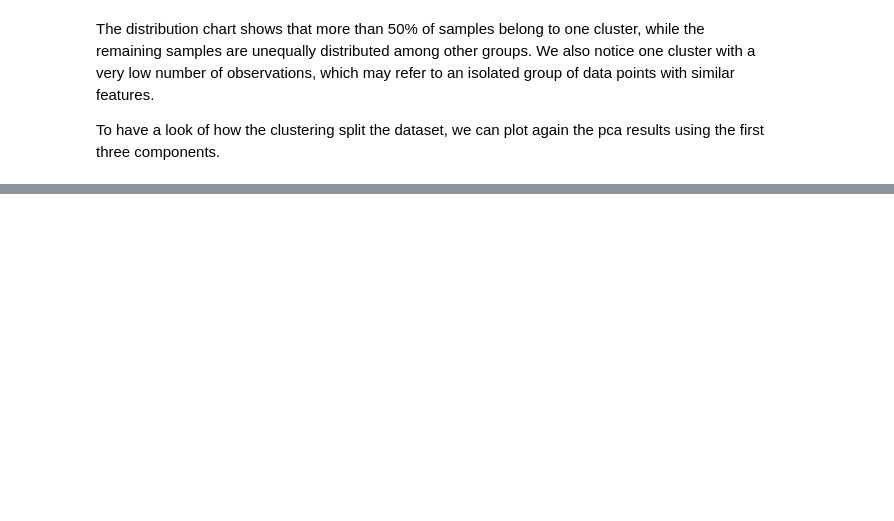
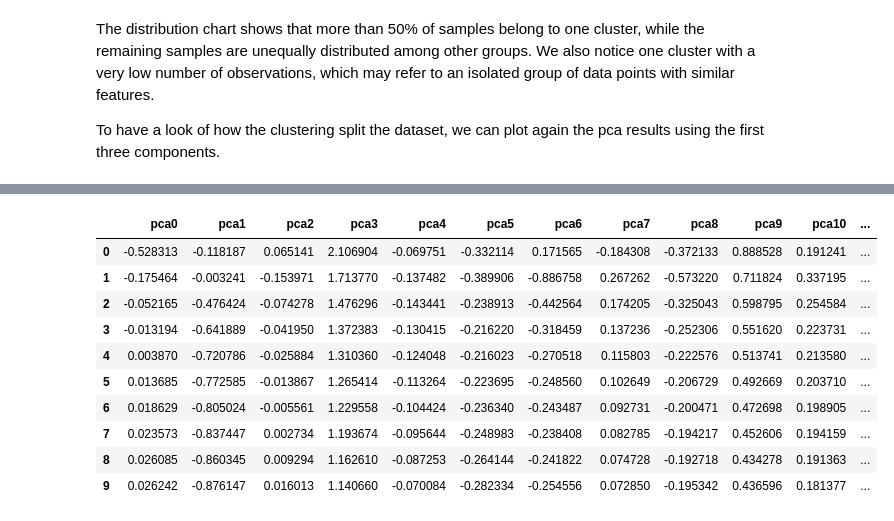
Before and after one commit to sinanw/ml-clustering-intrusion-detection, a Jupyter notebook: notebooks/3-data-analysis.ipynb, the cells around one changed output, grey strips where cells are left out. Cells and saved outputs as stored; diff of their text form; code cells hidden in the pictures; blank space fills up the shorter version.

```diff
--- a/notebooks/3-data-analysis.ipynb
+++ b/notebooks/3-data-analysis.ipynb
@@ -312,0 +322,21 @@ This chart is not enough to understand or evaluate the cluster distribution sinc
+# %%
+# Calculate distance of each data point to its cluster centroid
+distances = kmeans.transform(data_pca)
+
+# Extract the distance to the corresponding cluster for each data point
+data_pca['distance_to_centroid'] = distances[range(len(data_pca)), kmeans.labels_]
+
+# Check how the data frame looks like with cluster details
+data_pca.head(10)
+# %% [output]
+|  | pca0 | pca1 | pca2 | pca3 | pca4 | pca5 | pca6 | pca7 | pca8 | pca9 | pca10 | ... |
+| 0 | -0.528313 | -0.118187 | 0.065141 | 2.106904 | -0.069751 | -0.332114 | 0.171565 | -0.184308 | -0.372133 | 0.888528 | 0.191241 | ... |
+| 1 | -0.175464 | -0.003241 | -0.153971 | 1.713770 | -0.137482 | -0.389906 | -0.886758 | 0.267262 | -0.573220 | 0.711824 | 0.337195 | ... |
+| 2 | -0.052165 | -0.476424 | -0.074278 | 1.476296 | -0.143441 | -0.238913 | -0.442564 | 0.174205 | -0.325043 | 0.598795 | 0.254584 | ... |
+| 3 | -0.013194 | -0.641889 | -0.041950 | 1.372383 | -0.130415 | -0.216220 | -0.318459 | 0.137236 | -0.252306 | 0.551620 | 0.223731 | ... |
+| 4 | 0.003870 | -0.720786 | -0.025884 | 1.310360 | -0.124048 | -0.216023 | -0.270518 | 0.115803 | -0.222576 | 0.513741 | 0.213580 | ... |
+| 5 | 0.013685 | -0.772585 | -0.013867 | 1.265414 | -0.113264 | -0.223695 | -0.248560 | 0.102649 | -0.206729 | 0.492669 | 0.203710 | ... |
+| 6 | 0.018629 | -0.805024 | -0.005561 | 1.229558 | -0.104424 | -0.236340 | -0.243487 | 0.092731 | -0.200471 | 0.472698 | 0.198905 | ... |
+| 7 | 0.023573 | -0.837447 | 0.002734 | 1.193674 | -0.095644 | -0.248983 | -0.238408 | 0.082785 | -0.194217 | 0.452606 | 0.194159 | ... |
+| 8 | 0.026085 | -0.860345 | 0.009294 | 1.162610 | -0.087253 | -0.264144 | -0.241822 | 0.074728 | -0.192718 | 0.434278 | 0.191363 | ... |
+| 9 | 0.026242 | -0.876147 | 0.016013 | 1.140660 | -0.070084 | -0.282334 | -0.254556 | 0.072850 | -0.195342 | 0.436596 | 0.181377 | ... |
```
Also changed, not shown: parts of 12 cells of this notebook.
